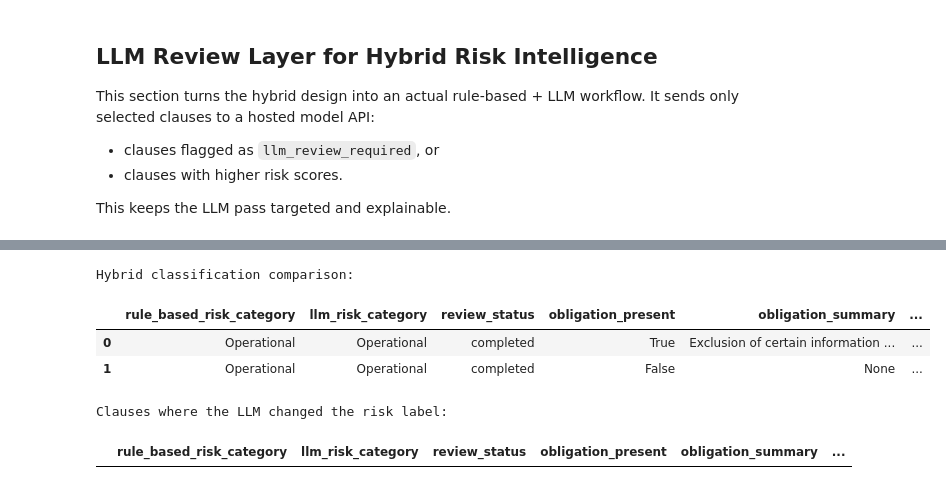
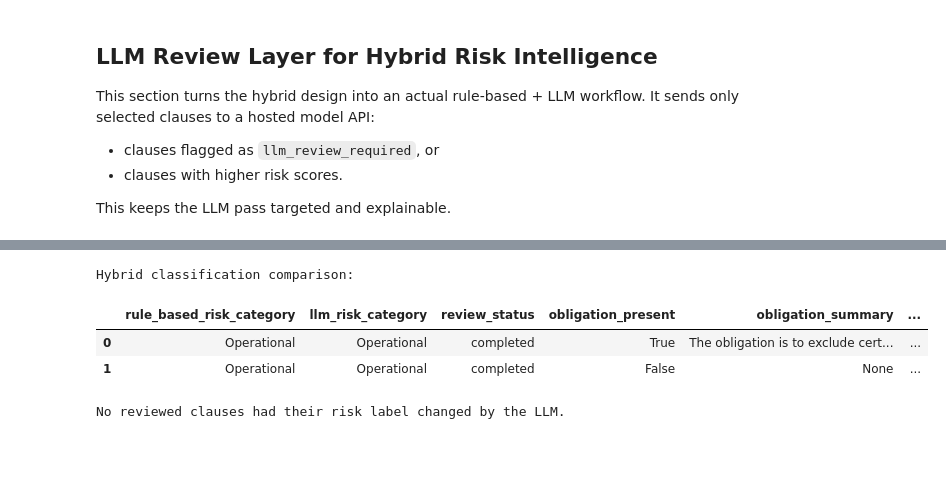
Before and after one commit to dsehrawa/capstone-project, a Jupyter notebook: Project_week_4/Project_week_4.ipynb, the cells around one changed output, grey strips where cells are left out. Drawn from its saved outputs; the diff is of its cells as text; code cells hidden in the pictures; blank space fills up the shorter version.

```diff
--- a/Project_week_4/Project_week_4.ipynb
+++ b/Project_week_4/Project_week_4.ipynb
@@ -2338,30 +2563,44 @@ Ollama LLM review done!
 # %%
 # -----------------------------------------------
 # 12. Compare rule-based vs LLM-reviewed classifications
 # -----------------------------------------------
-if not llm_review_results_df.empty:
+if 'llm_review_results_df' not in globals():
+    print("LLM review results are not available yet. Run the previous cell first.")
+elif not llm_review_results_df.empty:
     comparison_df = llm_review_results_df[[
         'rule_based_risk_category',
         'llm_risk_category',
         'review_status',
         'obligation_present',
         'obligation_summary',
         'rationale'
     ]].copy()
 
-    comparison_df['changed_by_llm'] = comparison_df['rule_based_risk_category'] != comparison_df['llm_risk_category']
+    comparison_df['changed_by_llm'] = (
+        comparison_df['rule_based_risk_category'] != comparison_df['llm_risk_category']
+    )
 
     print('Hybrid classification comparison:')
     display(comparison_df)
 
-    print('Clauses where the LLM changed the risk label:')
-    display(comparison_df[comparison_df['changed_by_llm'] == True])
+    changed_rows = comparison_df[comparison_df['changed_by_llm'] == True]
+    if not changed_rows.empty:
+        print('Clauses where the LLM changed the risk label:')
+        display(changed_rows)
+    else:
+        print('No reviewed clauses had their risk label changed by the LLM.')
+elif 'llm_review_skipped_reason' in globals() and llm_review_skipped_reason:
+    print("LLM review was skipped.")
+    print(llm_review_skipped_reason)
+elif 'llm_review_errors' in globals() and llm_review_errors:
+    print("No completed LLM review results are available.")
+    print("Most recent issue:")
+    print(llm_review_errors[0].get('error', 'Unknown error'))
 else:
-    print('No LLM review results available. Check that Ollama is running - ollama serve')
+    print("No LLM review results available. Check that Ollama is running with: ollama serve")
 # %% [output]
 Hybrid classification comparison:
 |  | rule_based_risk_category | llm_risk_category | review_status | obligation_present | obligation_summary | ... |
-| 0 | Operational | Operational | completed | True | Exclusion of certain information ... | ... |
+| 0 | Operational | Operational | completed | True | The obligation is to exclude cert... | ... |
 | 1 | Operational | Operational | completed | False | None | ... |
-Clauses where the LLM changed the risk label:
+No reviewed clauses had their risk label changed by the LLM.
-|  | rule_based_risk_category | llm_risk_category | review_status | obligation_present | obligation_summary | ... |
```
Also changed, not shown: parts of 16 cells of this notebook.
